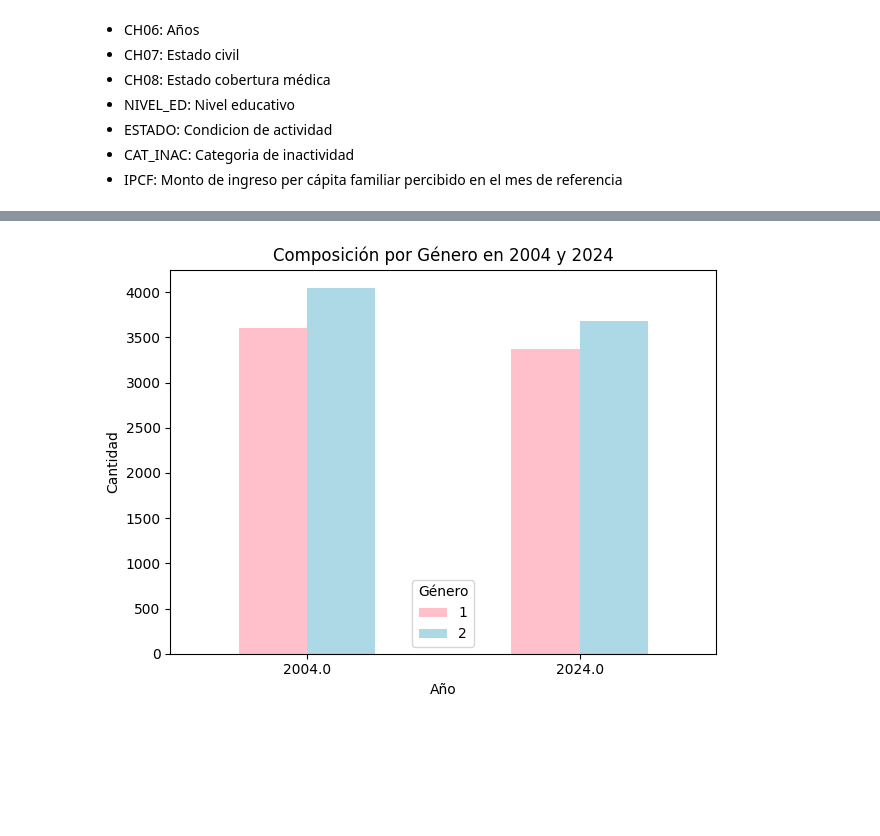
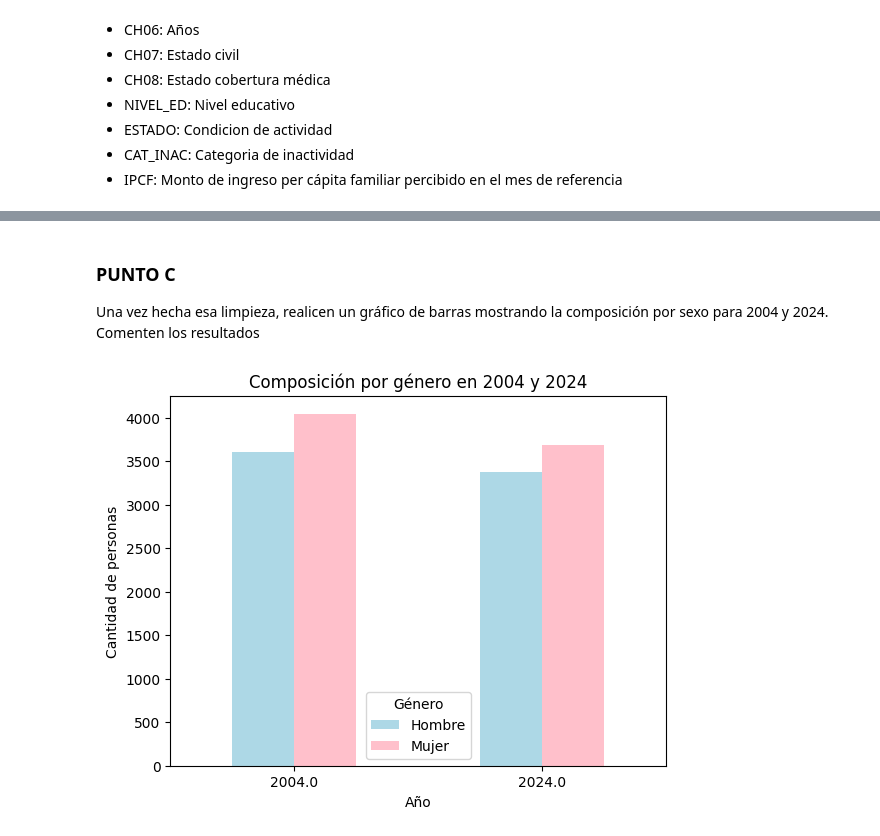
Before and after one commit to AngelaNavajas/CC408-T1-4, a Jupyter notebook: TP3/TP3.ipynb, the cells around one changed output, grey strips where cells are left out. Drawn from its saved outputs; the diff is of its cells as text; code cells hidden in the pictures; blank space fills up the shorter version.

```diff
--- a/TP3/TP3.ipynb
+++ b/TP3/TP3.ipynb
@@ -185,6 +164,26 @@ Si hay observaciones con valores que no tienen sentido,
 descártenlas (por ejemplo, ingresos y edades negativos). Expliquen
 las decisiones tomadas.
 # %%
-base_prelimpieza['ch06'] = pd.to_numeric(base_prelimpieza['ch06'], errors='coerce')
-#Saco las edades negativas
-base_prelimpieza1 = base_prelimpieza[base_prelimpieza['ch06'] >= 0]
+# VALORES NEGATIVOS EN EDAD
+
+valores_negativos_edad = base_prelimpieza['ch06'] < 0
+# cantidad de datos negativos
+cantidad_negativos_edad = valores_negativos_edad.sum()
+print("Cantidad de valores negativos en variable edad:", cantidad_negativos_edad)
+
+# me quedo con los valores mayores o iguales a 0 de edad
+base_limpia = base_prelimpieza[base_prelimpieza['ch06'] >= 0]
+
+# Calcular cada estadística por separado
+count_ch06 = base_limpia['ch06'].count()
+mean_ch06 = base_limpia['ch06'].mean()
+std_ch06 = base_limpia['ch06'].std()
+min_ch06 = base_limpia['ch06'].min()
+max_ch06 = base_limpia['ch06'].max()
+
+# Mostrar las estadísticas
+print(f"cantidad: {count_ch06}")
+print(f"media: {mean_ch06:.2f}")
+print(f"desviacion estandar: {std_ch06:.2f}")
+print(f"minimo: {min_ch06:.2f}")
+print(f"maximo: {max_ch06:.2f}")
@@ -247,17 +258,15 @@ print(respuestas)
+# %% [markdown]
+### PUNTO C
+Una vez hecha esa limpieza, realicen un gráfico de barras mostrando la composición por sexo para 2004 y 2024. Comenten los resultados
 # %%
-# Contar la cantidad de hombres y mujeres por año
-composicion = base_prelimpieza.groupby(['ano4', 'ch04']).size().unstack(fill_value=0)
-composicion.plot(kind='bar', color=['pink', 'lightblue'])
-
-# Gráfico
-plt.title('Composición por Género en 2004 y 2024')
+# Grafico de cantidad de hombres y mujeres por año
+composicion = base_limpia.groupby(['ano4', 'ch04']).size().unstack(fill_value=0)
+composicion.plot(kind ='bar', color=['lightblue', 'pink'])
+plt.title('Composición por género en 2004 y 2024')
 plt.xlabel('Año')
-plt.ylabel('Cantidad')
-plt.xticks(rotation=0)  # Para tener las etiquetas en horizontal
-plt.legend(title='Género')
-plt.tight_layout()  # Ajustar el layout
+plt.ylabel('Cantidad de personas')
+plt.xticks(rotation = 0)  # Para tener las etiquetas en horizontal
+plt.legend(title = 'Género', labels=['Hombre', 'Mujer'])
 plt.show()
-
-#AGREGAR ETIQUETA QUE PONGA QUE 2 ES MUJER
 # %% [output]
-[figure, old version]
+[figure, new version]
```
Also changed, not shown: parts of 20 cells of this notebook.
